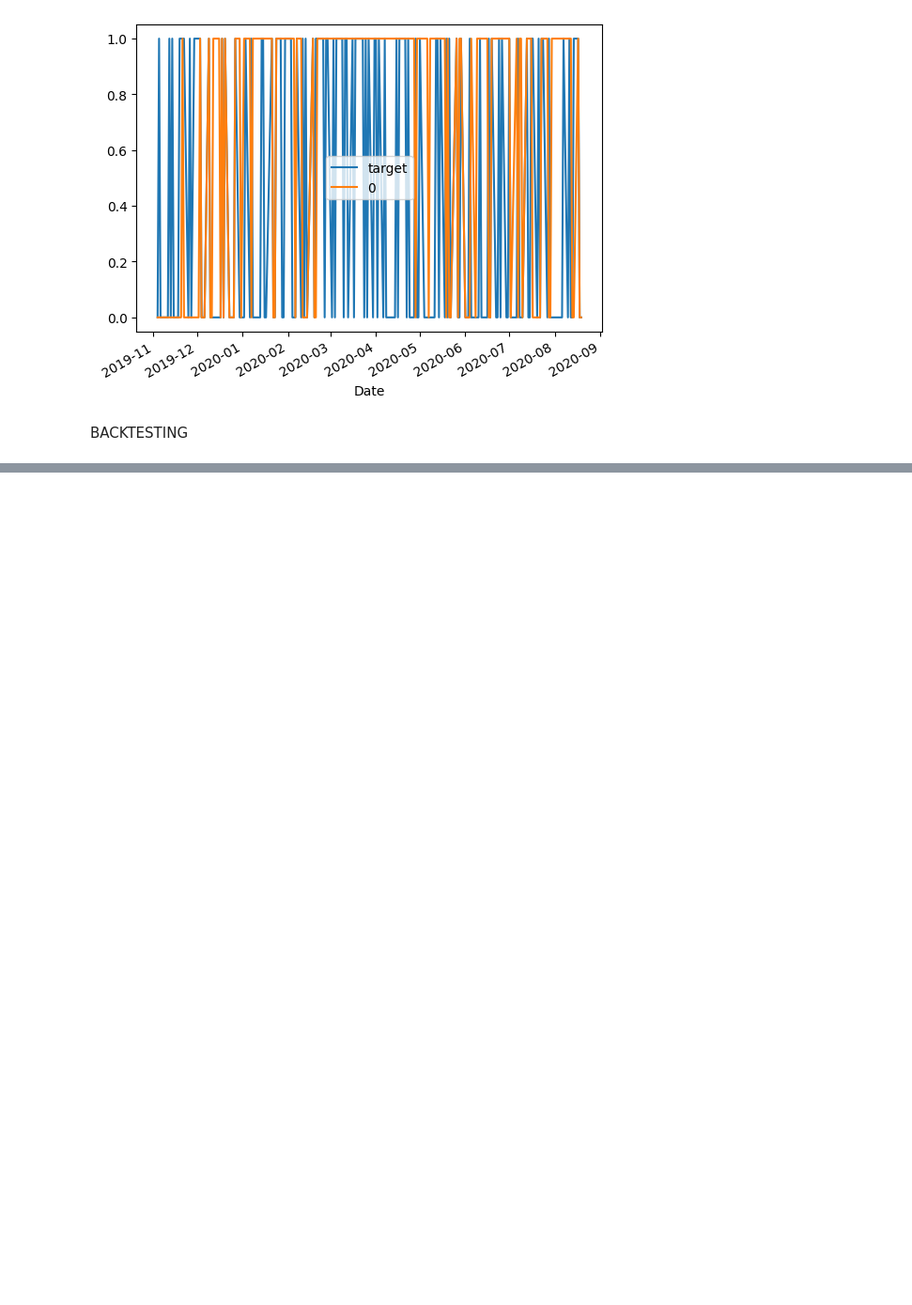
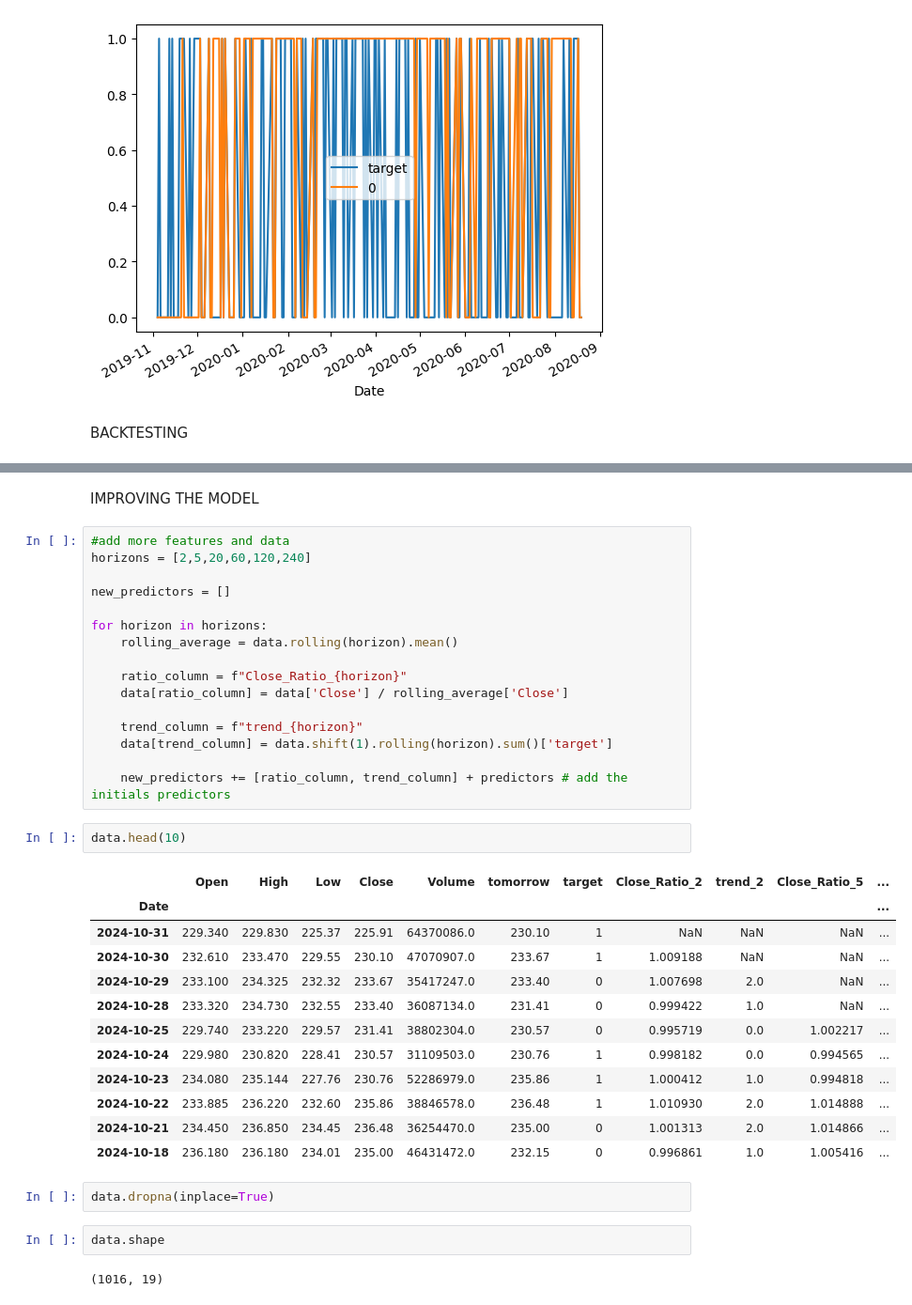
Before and after one commit to KizMan-23/time_series-analysis, a Jupyter notebook: apple_stock.ipynb, the cells around one changed output, grey strips where cells are left out. Shown at 94% size. Saved outputs shown, nothing was run; the diff lists cells and outputs as text; blank space fills up the shorter version.

```diff
--- a/apple_stock.ipynb
+++ b/apple_stock.ipynb
@@ -199,0 +232,39 @@ def predictions(train, test, predictors, model):
+# %% [markdown]
+IMPROVING THE MODEL
+# %%
+#add more features and data
+horizons = [2,5,20,60,120,240]
+
+new_predictors = []
+
+for horizon in horizons:
+    rolling_average = data.rolling(horizon).mean()
+
+    ratio_column = f"Close_Ratio_{horizon}"
+    data[ratio_column] = data['Close'] / rolling_average['Close']
+
+    trend_column = f"trend_{horizon}"
+    data[trend_column] = data.shift(1).rolling(horizon).sum()['target']
+
+    new_predictors += [ratio_column, trend_column] + predictors # add the initials predictors
+# %%
+data.head(10)
+# %% [output]
+|  | Open | High | Low | Close | Volume | tomorrow | target | Close_Ratio_2 | trend_2 | Close_Ratio_5 | ... |
+| Date |  |  |  |  |  |  |  |  |  |  | ... |
+| 2024-10-31 | 229.340 | 229.830 | 225.37 | 225.91 | 64370086.0 | 230.10 | 1 | NaN | NaN | NaN | ... |
+| 2024-10-30 | 232.610 | 233.470 | 229.55 | 230.10 | 47070907.0 | 233.67 | 1 | 1.009188 | NaN | NaN | ... |
+| 2024-10-29 | 233.100 | 234.325 | 232.32 | 233.67 | 35417247.0 | 233.40 | 0 | 1.007698 | 2.0 | NaN | ... |
+| 2024-10-28 | 233.320 | 234.730 | 232.55 | 233.40 | 36087134.0 | 231.41 | 0 | 0.999422 | 1.0 | NaN | ... |
+| 2024-10-25 | 229.740 | 233.220 | 229.57 | 231.41 | 38802304.0 | 230.57 | 0 | 0.995719 | 0.0 | 1.002217 | ... |
+| 2024-10-24 | 229.980 | 230.820 | 228.41 | 230.57 | 31109503.0 | 230.76 | 1 | 0.998182 | 0.0 | 0.994565 | ... |
+| 2024-10-23 | 234.080 | 235.144 | 227.76 | 230.76 | 52286979.0 | 235.86 | 1 | 1.000412 | 1.0 | 0.994818 | ... |
+| 2024-10-22 | 233.885 | 236.220 | 232.60 | 235.86 | 38846578.0 | 236.48 | 1 | 1.010930 | 2.0 | 1.014888 | ... |
+| 2024-10-21 | 234.450 | 236.850 | 234.45 | 236.48 | 36254470.0 | 235.00 | 0 | 1.001313 | 2.0 | 1.014866 | ... |
+| 2024-10-18 | 236.180 | 236.180 | 234.01 | 235.00 | 46431472.0 | 232.15 | 0 | 0.996861 | 1.0 | 1.005416 | ... |
+# %%
+data.dropna(inplace=True)
+# %%
+data.shape
+# %% [output]
+(1016, 19)
```
Also changed, not shown: parts of 12 cells of this notebook, 1 other file.
